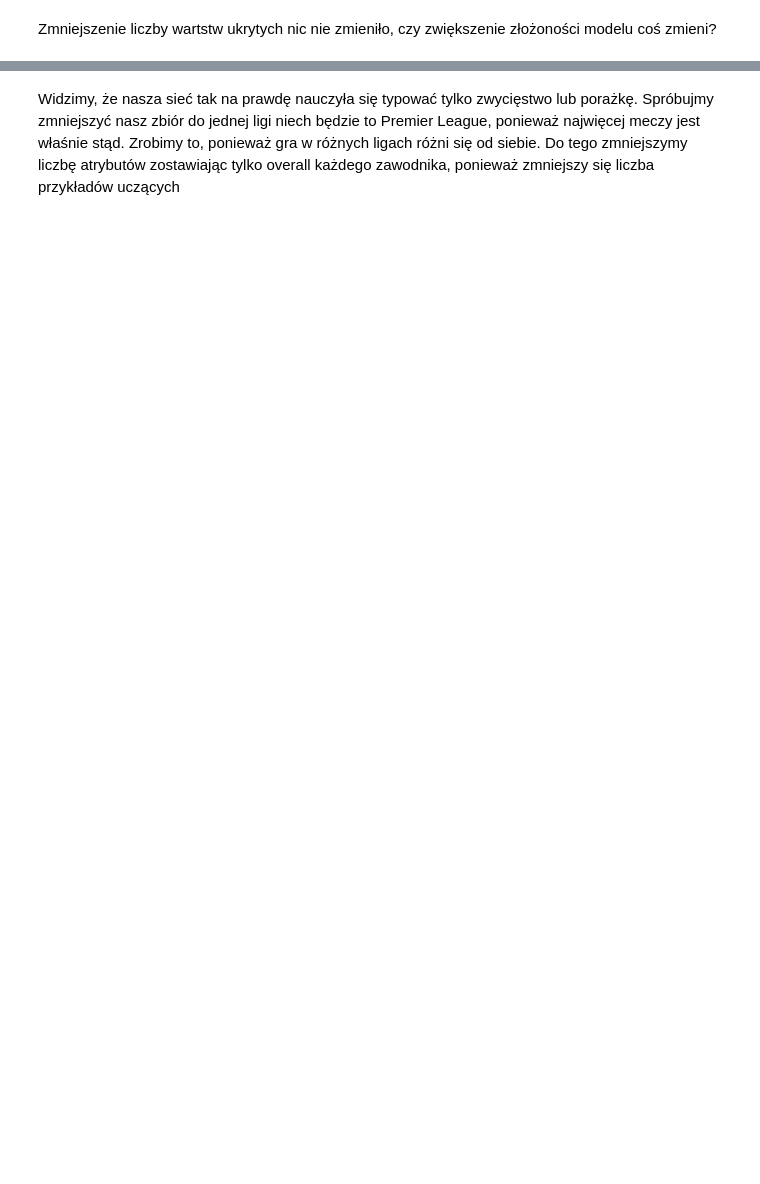
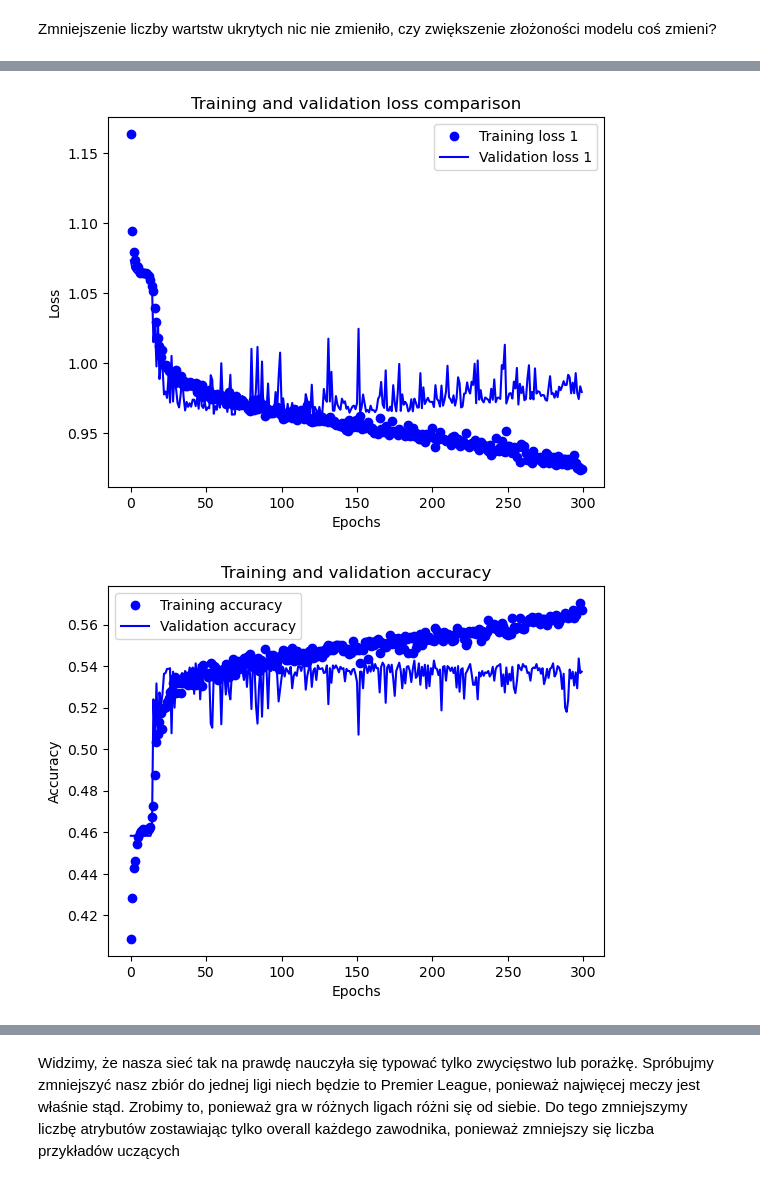
Before and after one commit to Aleksander2a/neural-networks-project, a Jupyter notebook: neural_networks/Football match result prediction.ipynb, the cells around one changed output, grey strips where cells are left out. Saved outputs shown, nothing was run; the diff lists cells and outputs as text; code cells hidden in the pictures; blank space fills up the shorter version.

```diff
--- a/neural_networks/Football match result prediction.ipynb
+++ b/neural_networks/Football match result prediction.ipynb
@@ -748,0 +749,12 @@ test_loss, test_acc = model1.evaluate(X_test, y_test)
+# %%
+history1_dict = history1.history
+loss1 = history1_dict['loss']
+val_loss1 = history1_dict['val_loss']
+acc1 = history1_dict['accuracy']
+val_acc1 = history1_dict['val_accuracy']
+
+PlotLossComparison(loss1, val_loss1)
+PlotAccuracyComparison(acc1, val_acc1)
+# %% [output]
+[figure, added]
+[figure, added]
```
Also changed, not shown: parts of 42 cells of this notebook.
